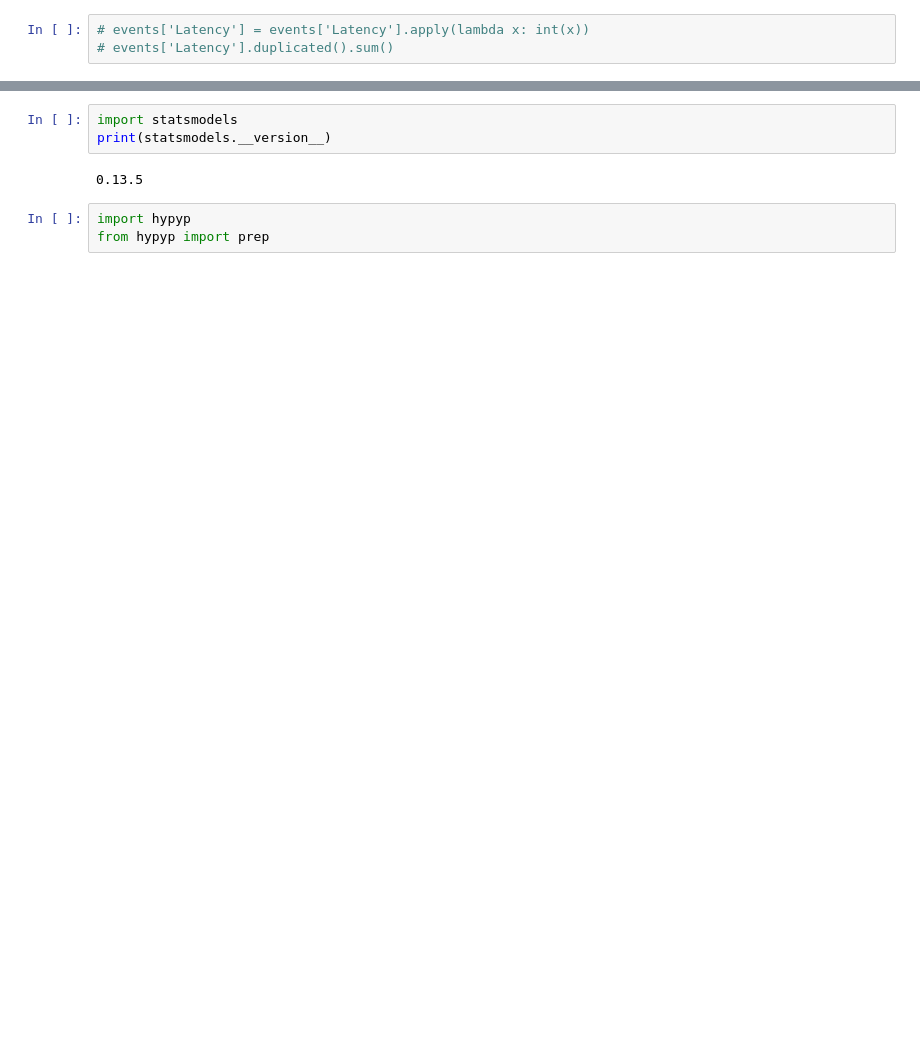
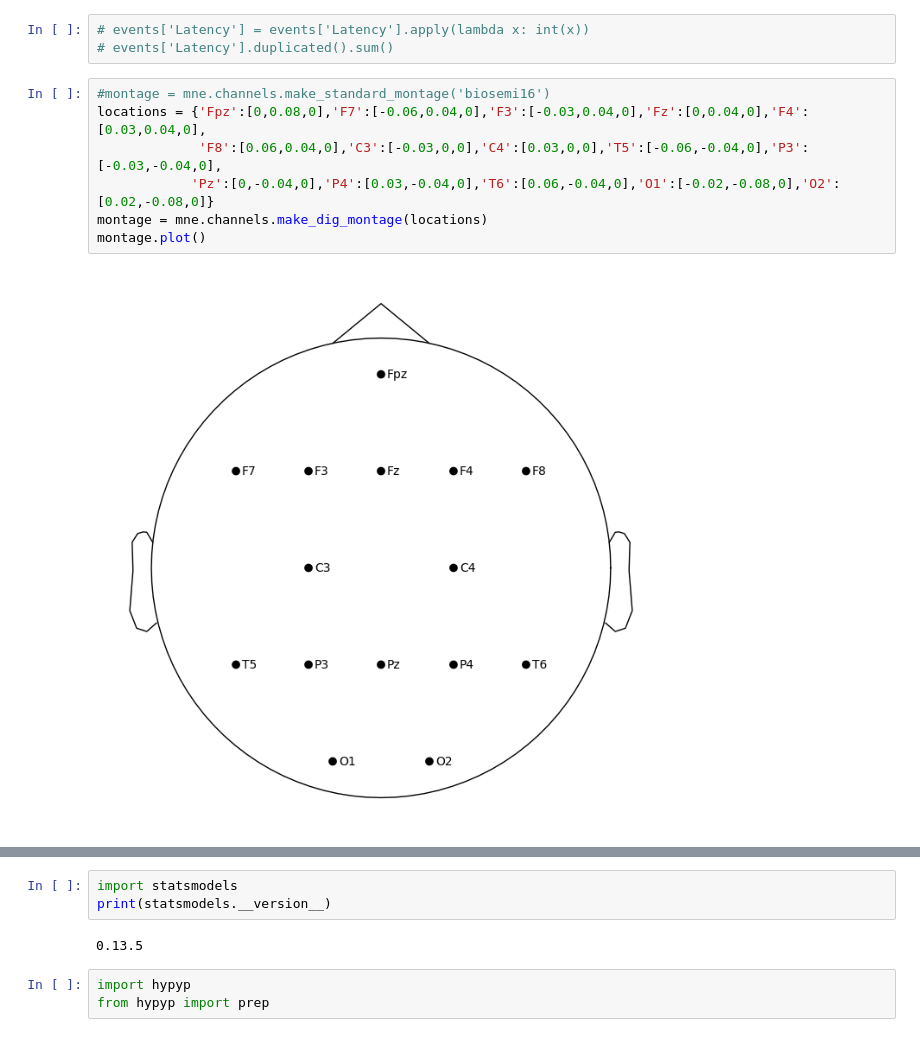
Before and after one commit to Straightgit/hyperscanning, a Jupyter notebook: Hyperscanning.ipynb, the cells around one changed output, grey strips where cells are left out. Cells and saved outputs as stored; diff of their text form; blank space fills up the shorter version.

```diff
--- a/Hyperscanning.ipynb
+++ b/Hyperscanning.ipynb
@@ -201,3 +113,12 @@ Using matplotlib as 2D backend.
 # %%
 # events['Latency'] = events['Latency'].apply(lambda x: int(x))
 # events['Latency'].duplicated().sum()
+# %%
+#montage = mne.channels.make_standard_montage('biosemi16')
+locations = {'Fpz':[0,0.08,0],'F7':[-0.06,0.04,0],'F3':[-0.03,0.04,0],'Fz':[0,0.04,0],'F4':[0.03,0.04,0],
+             'F8':[0.06,0.04,0],'C3':[-0.03,0,0],'C4':[0.03,0,0],'T5':[-0.06,-0.04,0],'P3':[-0.03,-0.04,0],
+            'Pz':[0,-0.04,0],'P4':[0.03,-0.04,0],'T6':[0.06,-0.04,0],'O1':[-0.02,-0.08,0],'O2':[0.02,-0.08,0]}
+montage = mne.channels.make_dig_montage(locations)
+montage.plot()
+# %% [output]
+[figure, added]
```
Also changed, not shown: parts of 113 cells of this notebook.
